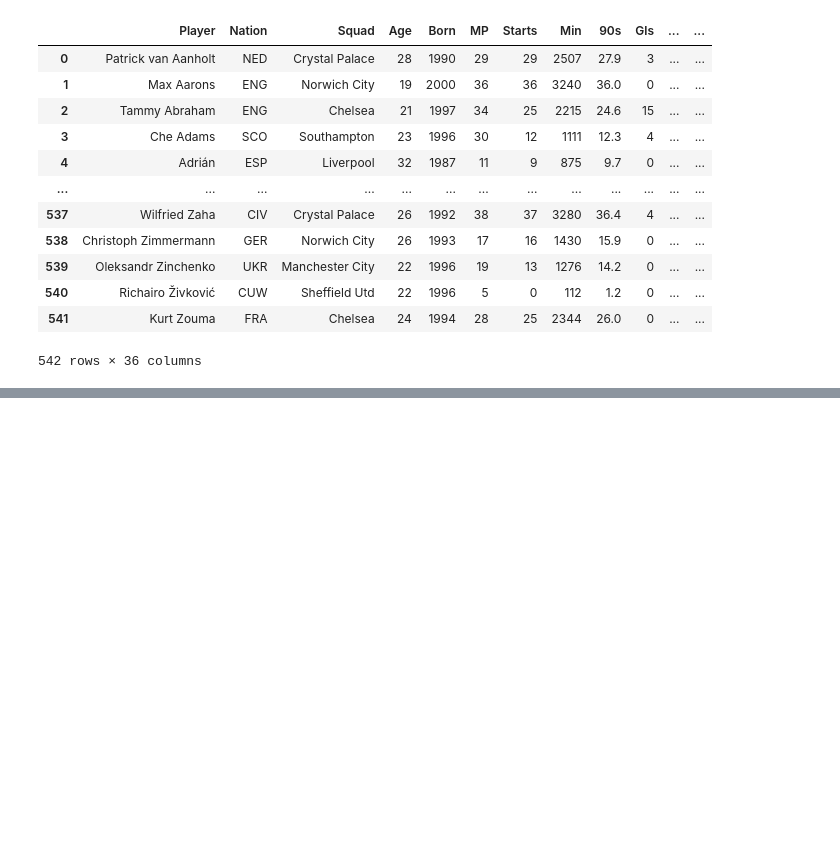
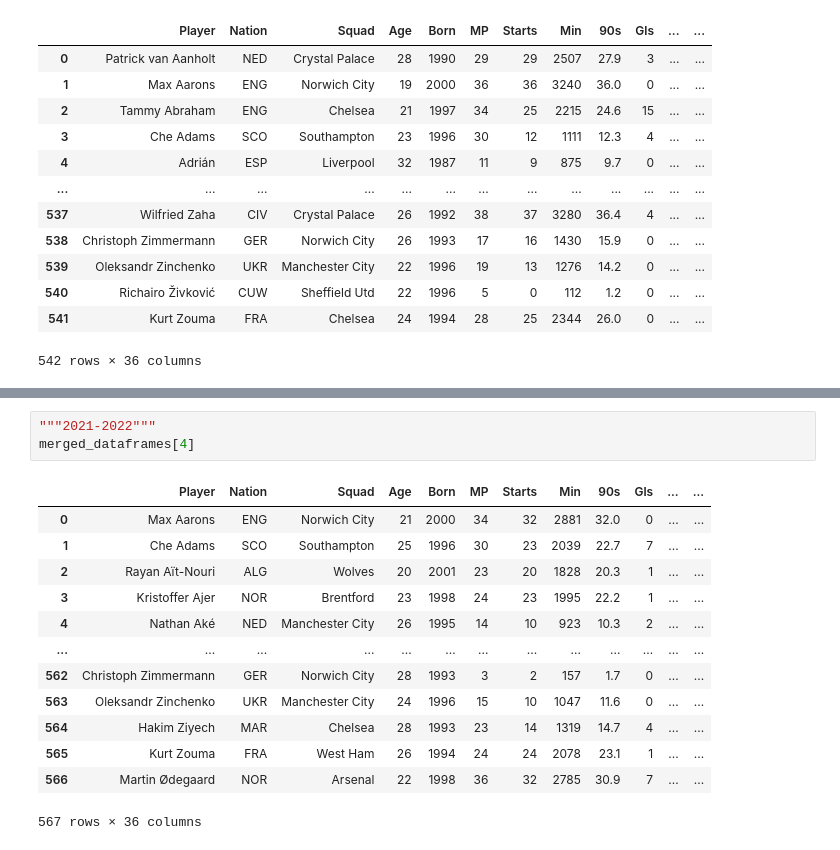
Before and after one commit to Marcos-Zertuche/PL-Player-Forecast, a Jupyter notebook: Practice/WebScrape.ipynb, the cells around one changed output, grey strips where cells are left out. Drawn from its saved outputs; the diff is of its cells as text; blank space fills up the shorter version.

```diff
--- a/Practice/WebScrape.ipynb
+++ b/Practice/WebScrape.ipynb
@@ -408,0 +425,17 @@ merged_dataframes[3]
+# %%
+"""2021-2022"""
+merged_dataframes[4]
+# %% [output]
+|  | Player | Nation | Squad | Age | Born | MP | Starts | Min | 90s | Gls | ... | ... |
+| 0 | Max Aarons | ENG | Norwich City | 21 | 2000 | 34 | 32 | 2881 | 32.0 | 0 | ... | ... |
+| 1 | Che Adams | SCO | Southampton | 25 | 1996 | 30 | 23 | 2039 | 22.7 | 7 | ... | ... |
+| 2 | Rayan Aït-Nouri | ALG | Wolves | 20 | 2001 | 23 | 20 | 1828 | 20.3 | 1 | ... | ... |
+| 3 | Kristoffer Ajer | NOR | Brentford | 23 | 1998 | 24 | 23 | 1995 | 22.2 | 1 | ... | ... |
+| 4 | Nathan Aké | NED | Manchester City | 26 | 1995 | 14 | 10 | 923 | 10.3 | 2 | ... | ... |
+| ... | ... | ... | ... | ... | ... | ... | ... | ... | ... | ... | ... | ... |
+| 562 | Christoph Zimmermann | GER | Norwich City | 28 | 1993 | 3 | 2 | 157 | 1.7 | 0 | ... | ... |
+| 563 | Oleksandr Zinchenko | UKR | Manchester City | 24 | 1996 | 15 | 10 | 1047 | 11.6 | 0 | ... | ... |
+| 564 | Hakim Ziyech | MAR | Chelsea | 28 | 1993 | 23 | 14 | 1319 | 14.7 | 4 | ... | ... |
+| 565 | Kurt Zouma | FRA | West Ham | 26 | 1994 | 24 | 24 | 2078 | 23.1 | 1 | ... | ... |
+| 566 | Martin Ødegaard | NOR | Arsenal | 22 | 1998 | 36 | 32 | 2785 | 30.9 | 7 | ... | ... |
+567 rows × 36 columns
```
Also changed, not shown: parts of 9 cells of this notebook, 3 other files.
